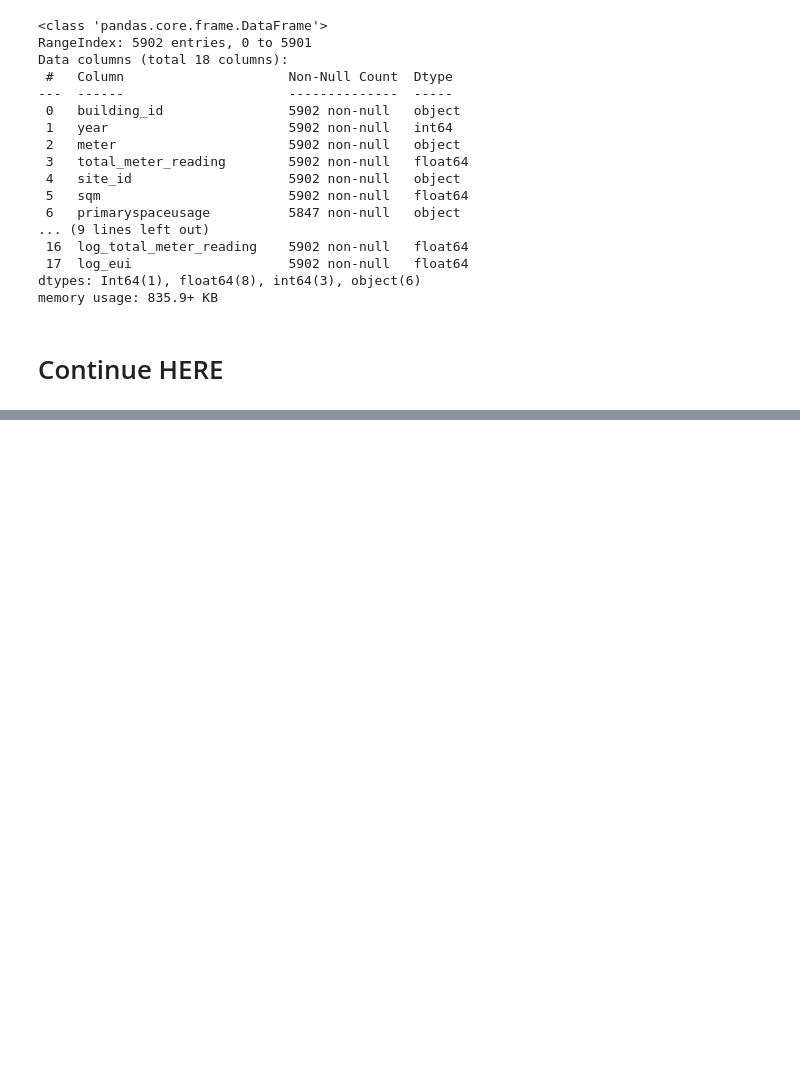
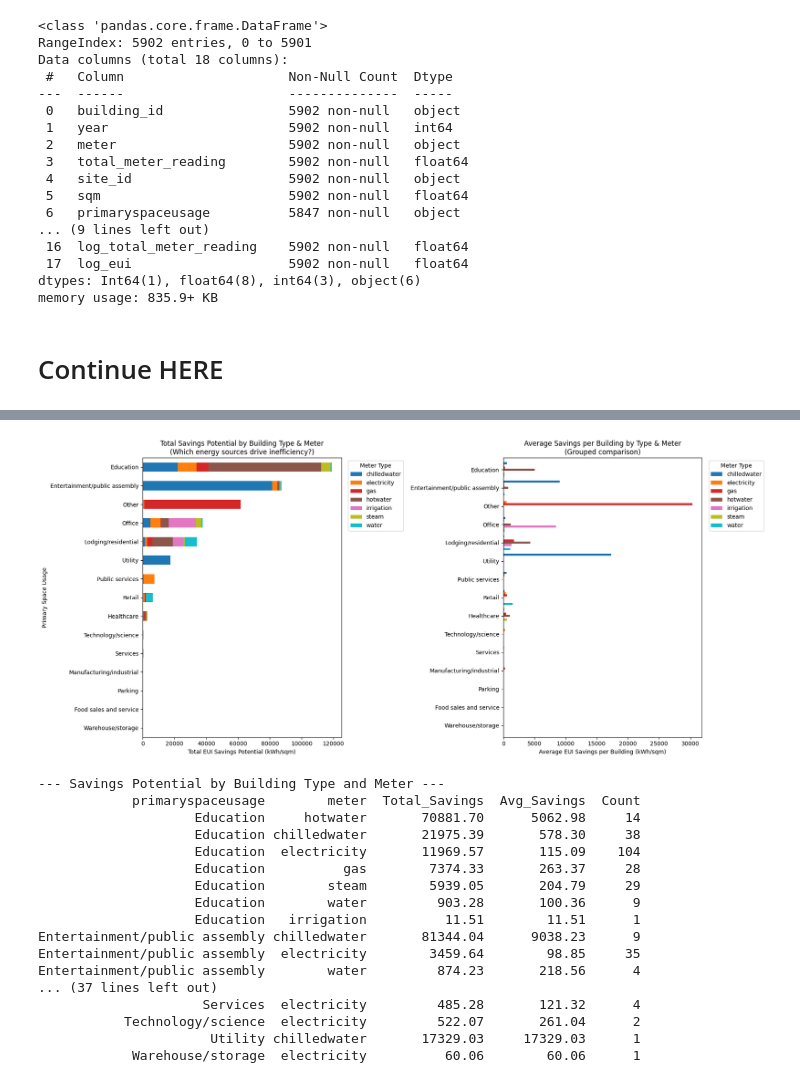
Before and after one commit to bsilke/calibration_regression, a Jupyter notebook: jupyter_notebooks/modeling.ipynb, the cells around one changed output, grey strips where cells are left out. Drawn from its saved outputs; the diff is of its cells as text; code cells hidden in the pictures; blank space fills up the shorter version.

```diff
--- a/jupyter_notebooks/modeling.ipynb
+++ b/jupyter_notebooks/modeling.ipynb
@@ -721,0 +1080,60 @@ Based on the EDA, the following conclusions be drawn.
+# %%
+# Breakdown: Savings Potential by Building Type AND Meter Type
+# This helps identify which energy source drives inefficiency for each building category
+
+savings_by_usage_meter = underperformers.groupby(['primaryspaceusage', 'meter']).agg({
+    'EUI_Savings_Potential': ['sum', 'mean', 'count']
+}).round(2)
+savings_by_usage_meter.columns = ['Total_Savings', 'Avg_Savings', 'Count']
+savings_by_usage_meter = savings_by_usage_meter.reset_index()
+
+# Create a pivot table for visualization
+pivot_total = savings_by_usage_meter.pivot(index='primaryspaceusage', columns='meter', values='Total_Savings').fillna(0)
+pivot_avg = savings_by_usage_meter.pivot(index='primaryspaceusage', columns='meter', values='Avg_Savings').fillna(0)
+
+# Sort by total savings across all meters
+pivot_total = pivot_total.loc[pivot_total.sum(axis=1).sort_values(ascending=False).index]
+pivot_avg = pivot_avg.reindex(pivot_total.index)
+
+# Stacked bar chart: Total savings by building type, broken down by meter
+fig, axes = plt.subplots(1, 2, figsize=(18, 8))
+
+pivot_total.plot(kind='barh', stacked=True, ax=axes[0], colormap='tab10')
+axes[0].set_xlabel('Total EUI Savings Potential (kWh/sqm)')
+axes[0].set_ylabel('Primary Space Usage')
+axes[0].set_title('Total Savings Potential by Building Type & Meter\n(Which energy sources drive inefficiency?)')
+axes[0].legend(title='Meter Type', bbox_to_anchor=(1.02, 1), loc='upper left')
+axes[0].invert_yaxis()
+
+pivot_avg.plot(kind='barh', stacked=False, ax=axes[1], colormap='tab10', width=0.8)
+axes[1].set_xlabel('Average EUI Savings per Building (kWh/sqm)')
+axes[1].set_ylabel('')
+axes[1].set_title('Average Savings per Building by Type & Meter\n(Grouped comparison)')
+axes[1].legend(title='Meter Type', bbox_to_anchor=(1.02, 1), loc='upper left')
+axes[1].invert_yaxis()
+
+plt.tight_layout()
+plt.show()
+
+# Summary table
+print("\n--- Savings Potential by Building Type and Meter ---")
+print(savings_by_usage_meter.sort_values(['primaryspaceusage', 'Total_Savings'], ascending=[True, False]).to_string(index=False))
+# %% [output]
+[figure, added]
+--- Savings Potential by Building Type and Meter ---
+            primaryspaceusage        meter  Total_Savings  Avg_Savings  Count
+                    Education     hotwater       70881.70      5062.98     14
+                    Education chilledwater       21975.39       578.30     38
+                    Education  electricity       11969.57       115.09    104
+                    Education          gas        7374.33       263.37     28
+                    Education        steam        5939.05       204.79     29
+                    Education        water         903.28       100.36      9
+                    Education   irrigation          11.51        11.51      1
+Entertainment/public assembly chilledwater       81344.04      9038.23      9
+Entertainment/public assembly  electricity        3459.64        98.85     35
+Entertainment/public assembly        water         874.23       218.56      4
+... (37 lines left out)
+                     Services  electricity         485.28       121.32      4
+           Technology/science  electricity         522.07       261.04      2
+                      Utility chilledwater       17329.03     17329.03      1
+            Warehouse/storage  electricity          60.06        60.06      1
```
Also changed, not shown: parts of 30 cells of this notebook.
